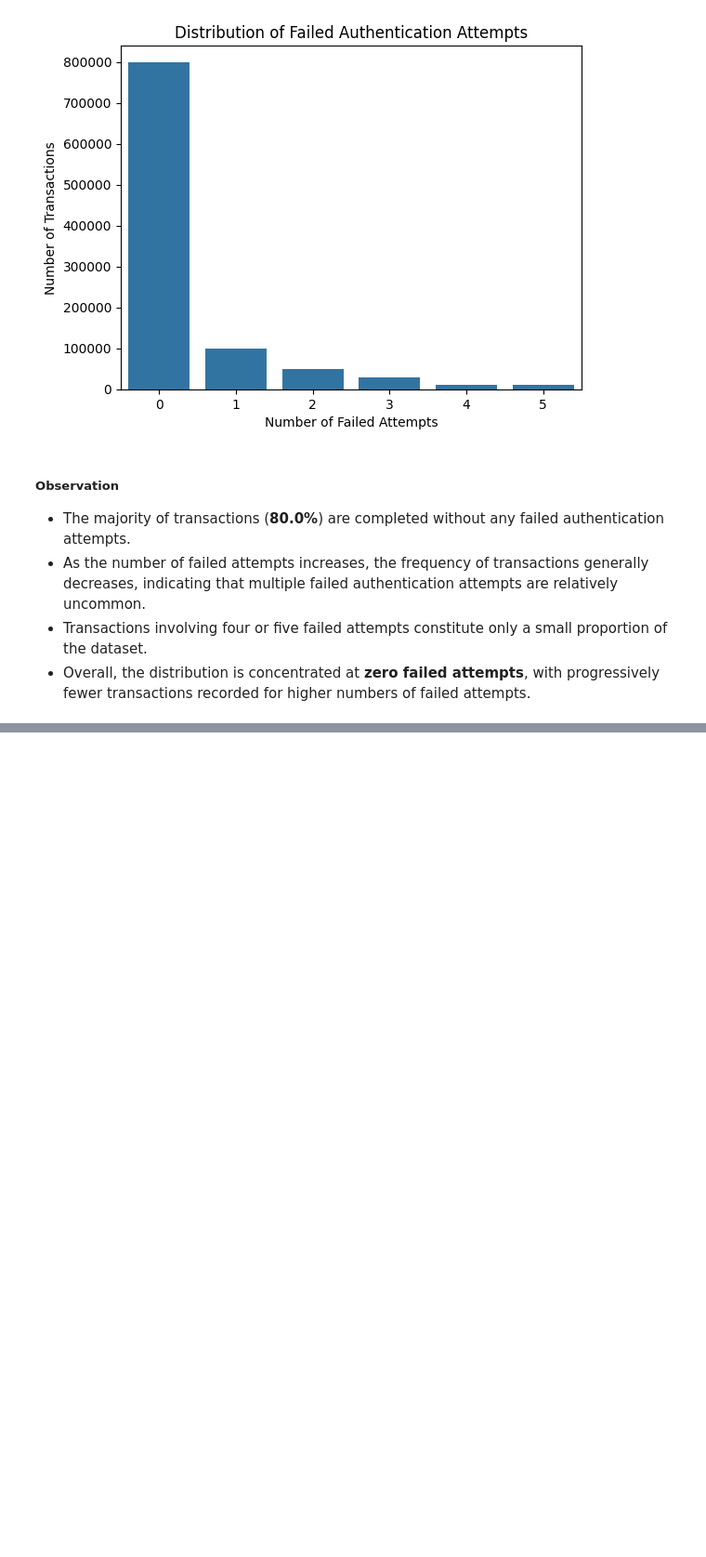
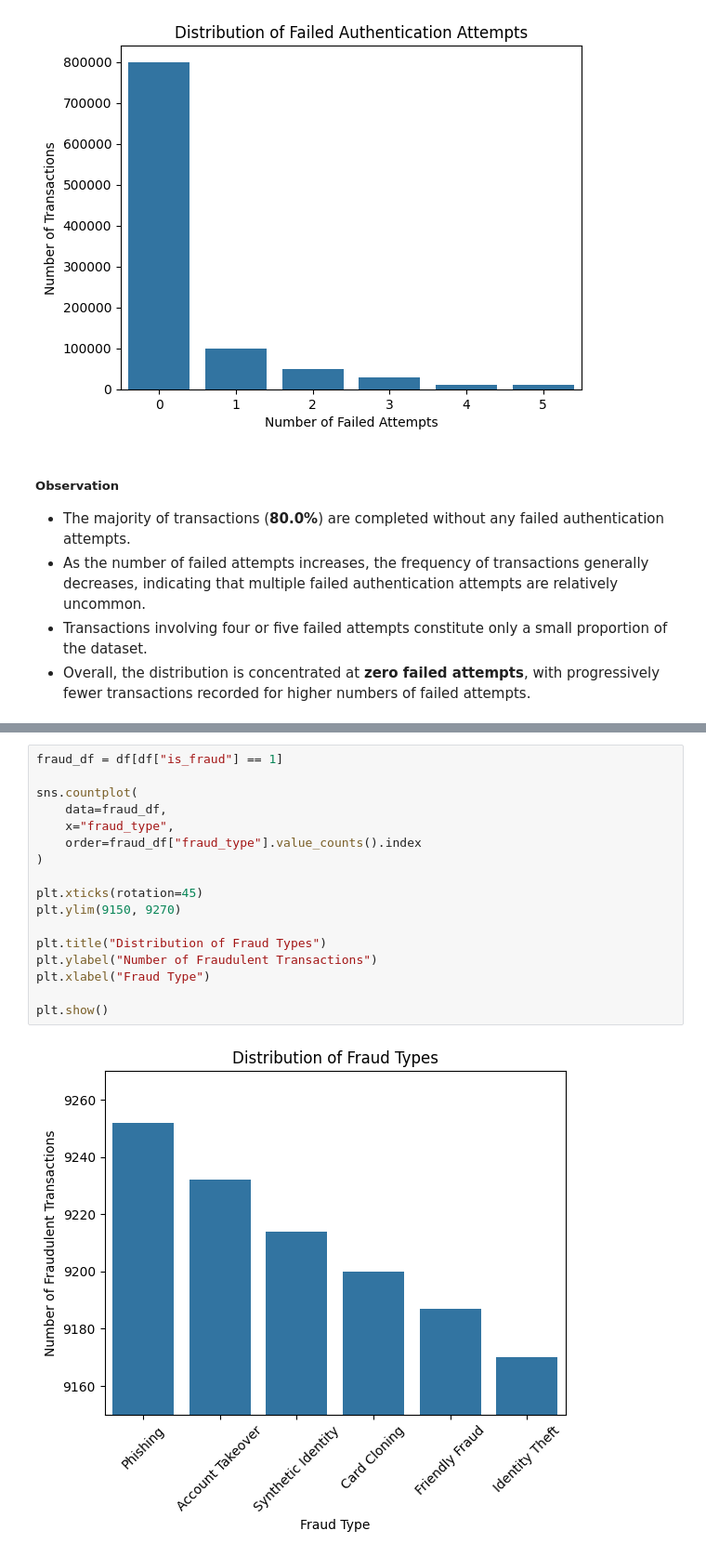
Before and after one commit to abhi-saurav-saroya/bank-fraud-eda, a Jupyter notebook: notebooks/02_exploratory_data_analysis.ipynb, the cells around one changed output, grey strips where cells are left out. Shown at 93% size. Drawn from its saved outputs; the diff is of its cells as text; blank space fills up the shorter version.

```diff
--- a/notebooks/02_exploratory_data_analysis.ipynb
+++ b/notebooks/02_exploratory_data_analysis.ipynb
@@ -1300,0 +1342,19 @@ plt.show()
+# %%
+fraud_df = df[df["is_fraud"] == 1]
+
+sns.countplot(
+    data=fraud_df,
+    x="fraud_type",
+    order=fraud_df["fraud_type"].value_counts().index
+)
+
+plt.xticks(rotation=45)
+plt.ylim(9150, 9270)
+
+plt.title("Distribution of Fraud Types")
+plt.ylabel("Number of Fraudulent Transactions")
+plt.xlabel("Fraud Type")
+
+plt.show()
+# %% [output]
+[figure, added]
```
Also changed, not shown: parts of 6 cells of this notebook.
